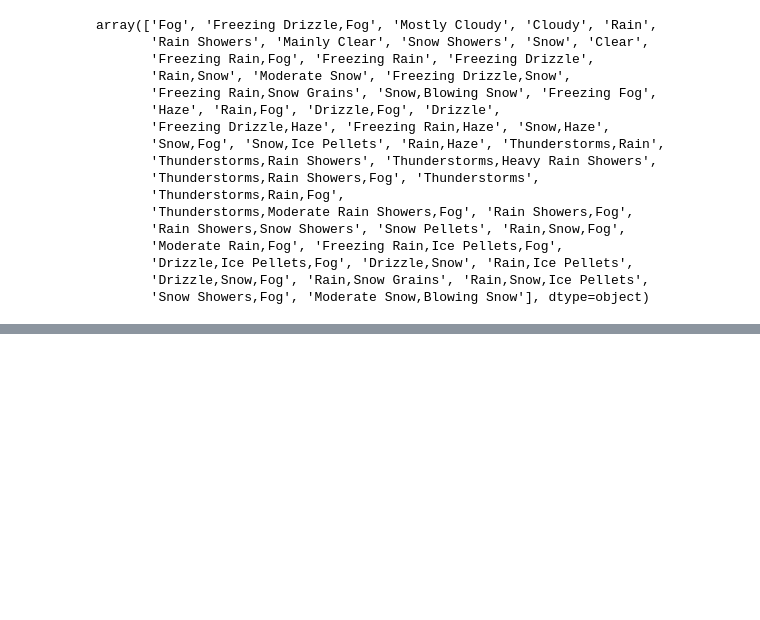
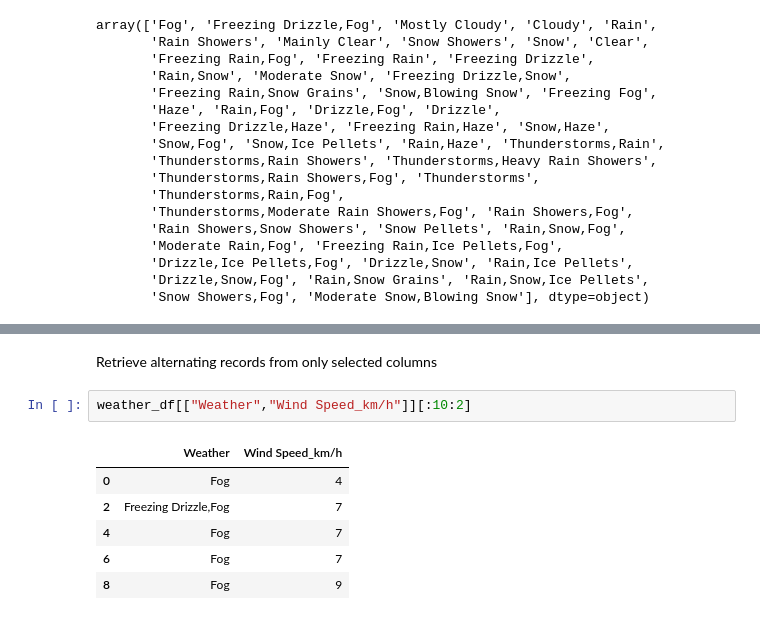
Before and after one commit to Androjerson/Pandas, a Jupyter notebook: Pandas.ipynb, the cells around one changed output, grey strips where cells are left out. Drawn from its saved outputs; the diff is of its cells as text; blank space fills up the shorter version.

```diff
--- a/Pandas.ipynb
+++ b/Pandas.ipynb
@@ -245,0 +403,11 @@ array(['Fog', 'Freezing Drizzle,Fog', 'Mostly Cloudy', 'Cloudy', 'Rain',
+# %% [markdown]
+Retrieve alternating records from only selected columns
+# %%
+weather_df[["Weather","Wind Speed_km/h"]][:10:2]
+# %% [output]
+|  | Weather | Wind Speed_km/h |
+| 0 | Fog | 4 |
+| 2 | Freezing Drizzle,Fog | 7 |
+| 4 | Fog | 7 |
+| 6 | Fog | 7 |
+| 8 | Fog | 9 |
```
Also changed, not shown: parts of 34 cells of this notebook.
